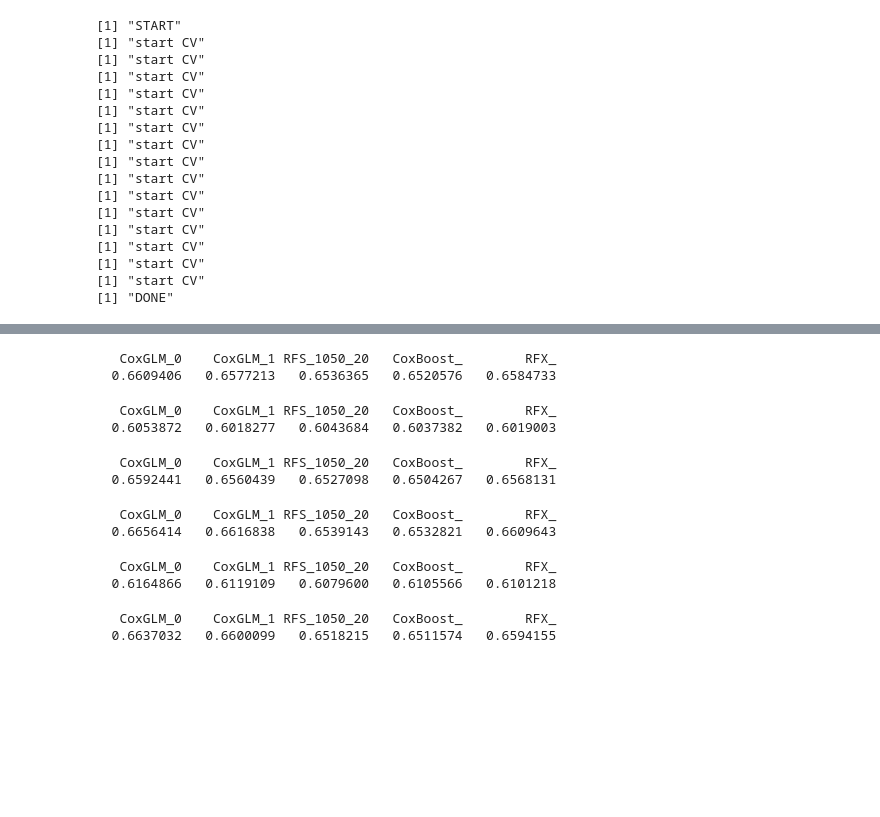
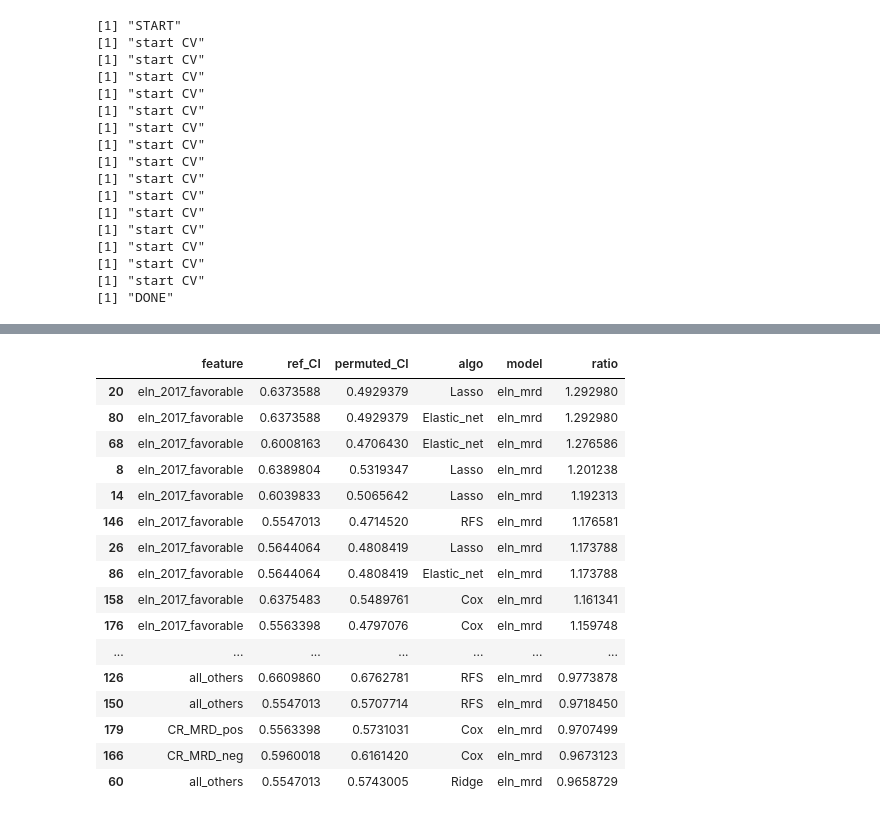
Before and after one commit to reyear/AML_Analysis, a Jupyter notebook: analysis/prognosis/Prognosis_locked/MRD_Analysis/test.ipynb, the cells around one changed output, grey strips where cells are left out. Saved outputs shown, nothing was run; the diff lists cells and outputs as text; code cells hidden in the pictures; blank space fills up the shorter version.

```diff
--- a/analysis/prognosis/Prognosis_locked/MRD_Analysis/test.ipynb
+++ b/analysis/prognosis/Prognosis_locked/MRD_Analysis/test.ipynb
@@ -134,25 +301,27 @@ for (i in 13:13){
 # %%
-a <- read.table("comp_CR_OS.tsv")
-b <- read.table("comp_RFS.tsv")
-c <- read.table("comp_os.tsv")
-colMeans(a)
-colMeans(b)
-colMeans(c)
+a <- read.table("eln_mrd_reshuffle_importance_OS_CR.tsv")
+a$ratio <- a$ref_CI/a$permuted_CI
+b <- read.table("eln_mrd_reshuffle_importance_RFS.tsv")
+b$ratio <- b$ref_CI/b$permuted_CI
+c <- read.table("eln_mrd_reshuffle_importance_os.tsv")
+c$ratio <- c$ref_CI/c$permuted_CI
-# %% [output]
-   CoxGLM_0    CoxGLM_1 RFS_1050_20   CoxBoost_        RFX_
-  0.6609406   0.6577213   0.6536365   0.6520576   0.6584733
-   CoxGLM_0    CoxGLM_1 RFS_1050_20   CoxBoost_        RFX_
-  0.6053872   0.6018277   0.6043684   0.6037382   0.6019003
-   CoxGLM_0    CoxGLM_1 RFS_1050_20   CoxBoost_        RFX_
-  0.6592441   0.6560439   0.6527098   0.6504267   0.6568131
-# %%
-colMeans(a)
-colMeans(b)
-colMeans(c)
-# %% [output]
-   CoxGLM_0    CoxGLM_1 RFS_1050_20   CoxBoost_        RFX_
-  0.6656414   0.6616838   0.6539143   0.6532821   0.6609643
-   CoxGLM_0    CoxGLM_1 RFS_1050_20   CoxBoost_        RFX_
-  0.6164866   0.6119109   0.6079600   0.6105566   0.6101218
-   CoxGLM_0    CoxGLM_1 RFS_1050_20   CoxBoost_        RFX_
-  0.6637032   0.6600099   0.6518215   0.6511574   0.6594155
+# %%
+a[order(a$ratio,decreasing=T),]
+# %% [output]
+|  | feature | ref_CI | permuted_CI | algo | model | ratio |
+| 20 | eln_2017_favorable | 0.6373588 | 0.4929379 | Lasso | eln_mrd | 1.292980 |
+| 80 | eln_2017_favorable | 0.6373588 | 0.4929379 | Elastic_net | eln_mrd | 1.292980 |
+| 68 | eln_2017_favorable | 0.6008163 | 0.4706430 | Elastic_net | eln_mrd | 1.276586 |
+| 8 | eln_2017_favorable | 0.6389804 | 0.5319347 | Lasso | eln_mrd | 1.201238 |
+| 14 | eln_2017_favorable | 0.6039833 | 0.5065642 | Lasso | eln_mrd | 1.192313 |
+| 146 | eln_2017_favorable | 0.5547013 | 0.4714520 | RFS | eln_mrd | 1.176581 |
+| 26 | eln_2017_favorable | 0.5644064 | 0.4808419 | Lasso | eln_mrd | 1.173788 |
+| 86 | eln_2017_favorable | 0.5644064 | 0.4808419 | Elastic_net | eln_mrd | 1.173788 |
+| 158 | eln_2017_favorable | 0.6375483 | 0.5489761 | Cox | eln_mrd | 1.161341 |
+| 176 | eln_2017_favorable | 0.5563398 | 0.4797076 | Cox | eln_mrd | 1.159748 |
+| ... | ... | ... | ... | ... | ... | ... |
+| 126 | all_others | 0.6609860 | 0.6762781 | RFS | eln_mrd | 0.9773878 |
+| 150 | all_others | 0.5547013 | 0.5707714 | RFS | eln_mrd | 0.9718450 |
+| 179 | CR_MRD_pos | 0.5563398 | 0.5731031 | Cox | eln_mrd | 0.9707499 |
+| 166 | CR_MRD_neg | 0.5960018 | 0.6161420 | Cox | eln_mrd | 0.9673123 |
+| 60 | all_others | 0.5547013 | 0.5743005 | Ridge | eln_mrd | 0.9658729 |
```
Also changed, not shown: parts of 1 cell of this notebook, 9 other files.
